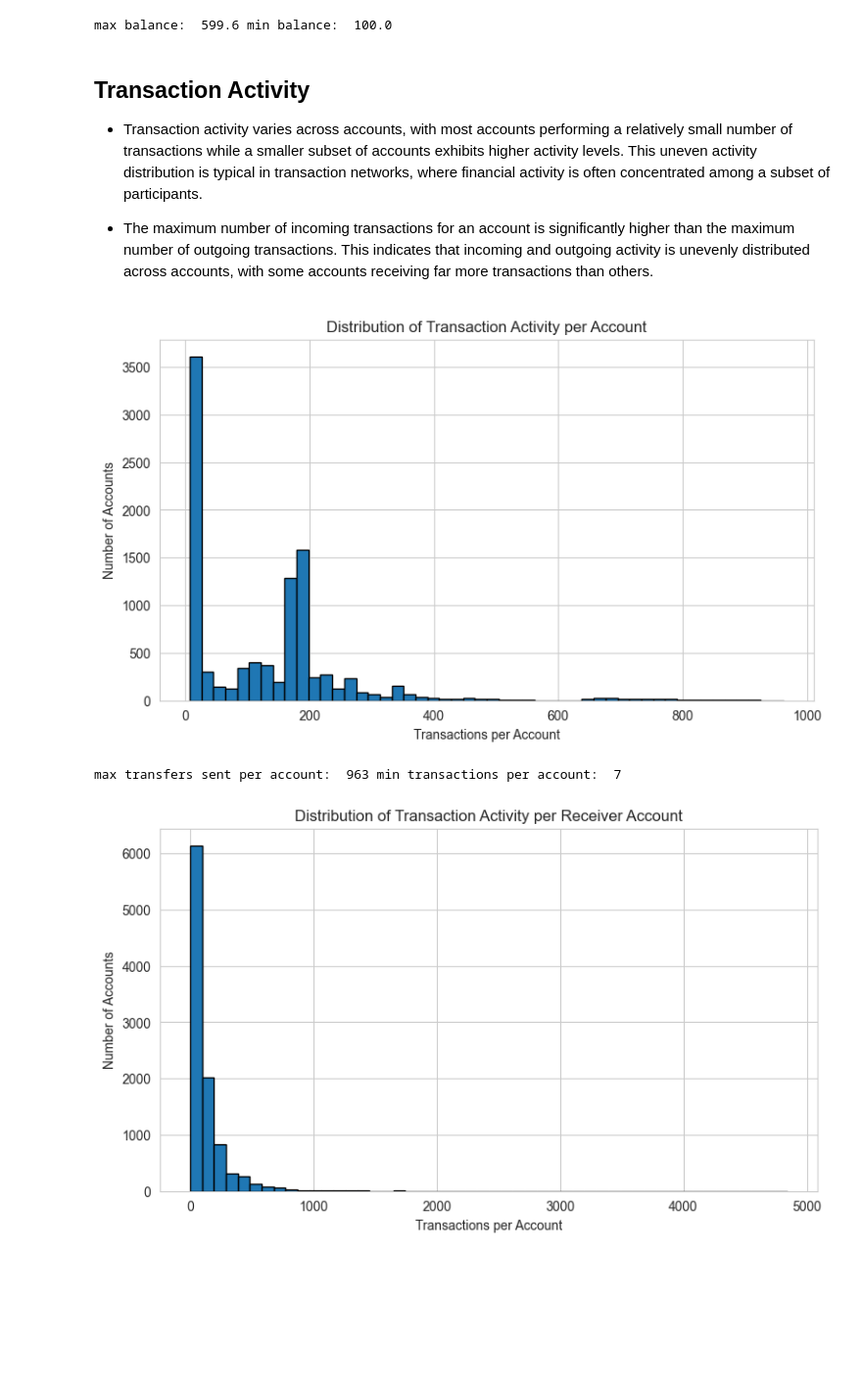
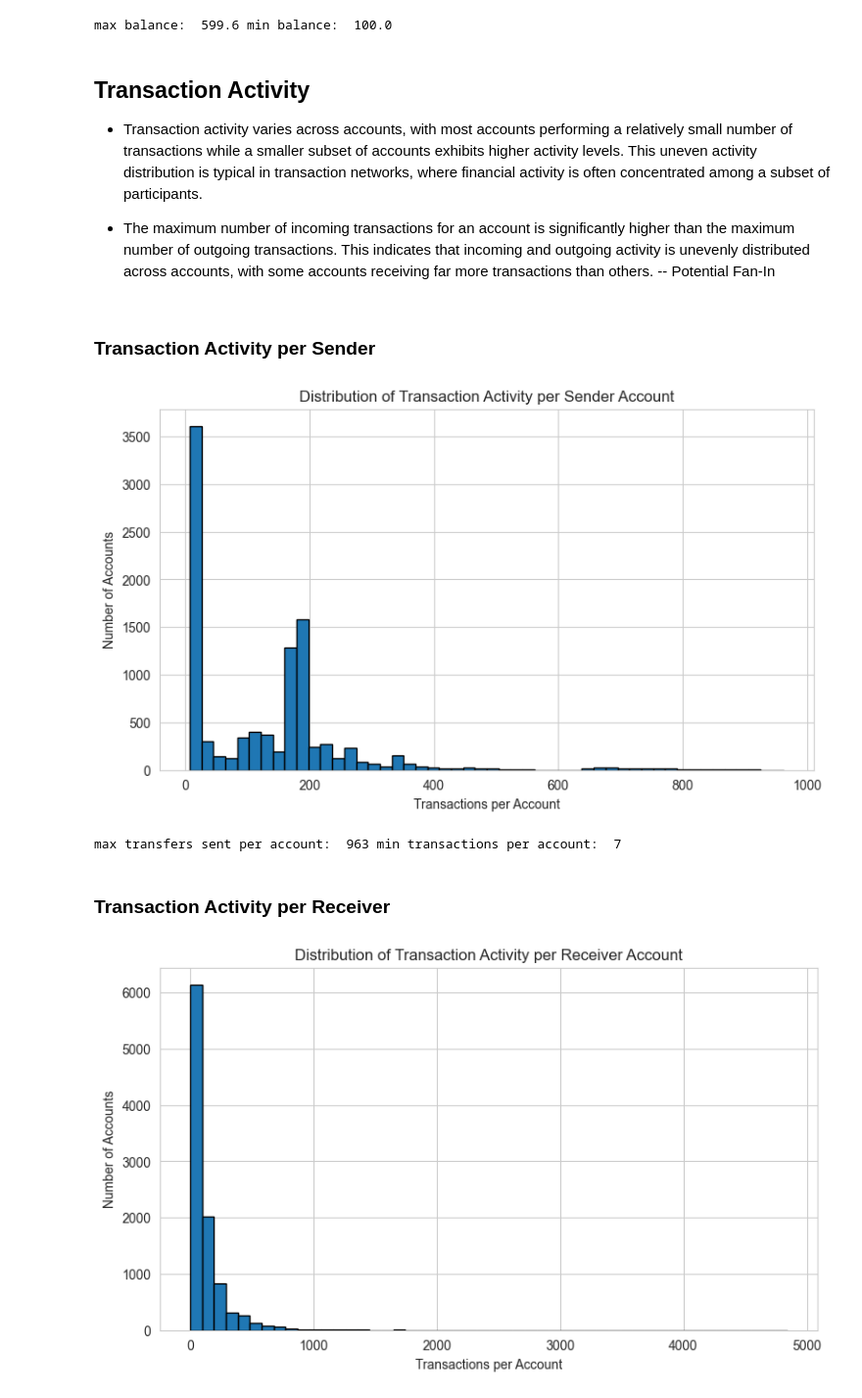
Before and after one commit to sevdenakkoc/my-risk-detection, a Jupyter notebook: notebooks/01_eda.ipynb, the cells around one changed output. Shown at 98% size. Saved outputs shown, nothing was run; the diff lists cells and outputs as text; code cells hidden in the pictures; blank space fills up the shorter version.

```diff
--- a/notebooks/01_eda.ipynb
+++ b/notebooks/01_eda.ipynb
@@ -59,9 +59,6 @@ start_date = pd.Timestamp("2020-01-01")
 df_trx["date"] = start_date + pd.to_timedelta(df_trx["TIMESTAMP"], unit="D")
 df_alerts["date"] = start_date + pd.to_timedelta(df_alerts["TIMESTAMP"], unit="D")
 
-df_alerts["datetime"] = pd.to_datetime(df_alerts["date"])
-df_trx["datetime"] = pd.to_datetime(df_trx["date"])
-
 # Creating a container for easier access
 datasets = {
     "accounts": df_acc,
@@ -503,23 +476,27 @@ max balance:  599.6 min balance:  100.0
 
 - Transaction activity varies across accounts, with most accounts performing a relatively small number of transactions while a smaller subset of accounts exhibits higher activity levels. This uneven activity distribution is typical in transaction networks, where financial activity is often concentrated among a subset of participants.
 
-- The maximum number of incoming transactions for an account is significantly higher than the maximum number of outgoing transactions. This indicates that incoming and outgoing activity is unevenly distributed across accounts, with some accounts receiving far more transactions than others.
+- The maximum number of incoming transactions for an account is significantly higher than the maximum number of outgoing transactions. This indicates that incoming and outgoing activity is unevenly distributed across accounts, with some accounts receiving far more transactions than others. -- Potential Fan-In
+# %% [markdown]
+### Transaction Activity per Sender
 # %%
 trx_per_sender = df_trx.groupby("SENDER_ACCOUNT_ID").size()
 
 plt.figure(figsize=(9,5))
 plt.hist(trx_per_sender, bins=50, edgecolor="black")
 
 plt.xlabel("Transactions per Account")
 plt.ylabel("Number of Accounts")
-plt.title("Distribution of Transaction Activity per Account")
+plt.title("Distribution of Transaction Activity per Sender Account")
 
 plt.show()
 
 print('max transfers sent per account: ', trx_per_sender.max(), 'min transactions per account: ', trx_per_sender.min())
 # %% [output]
-[figure, old version]
+[figure, new version]
 max transfers sent per account:  963 min transactions per account:  7
+# %% [markdown]
+### Transaction Activity per Receiver
 # %%
 trx_per_sender = df_trx.groupby("RECEIVER_ACCOUNT_ID").size()
 
```
Also changed, not shown: parts of 20 cells of this notebook, 3 other files.
